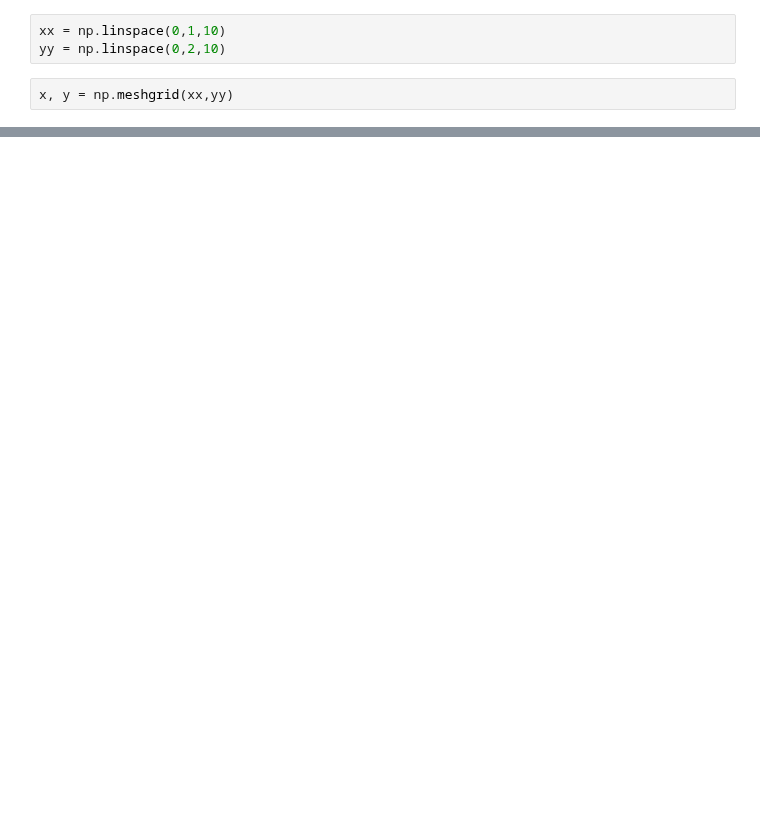
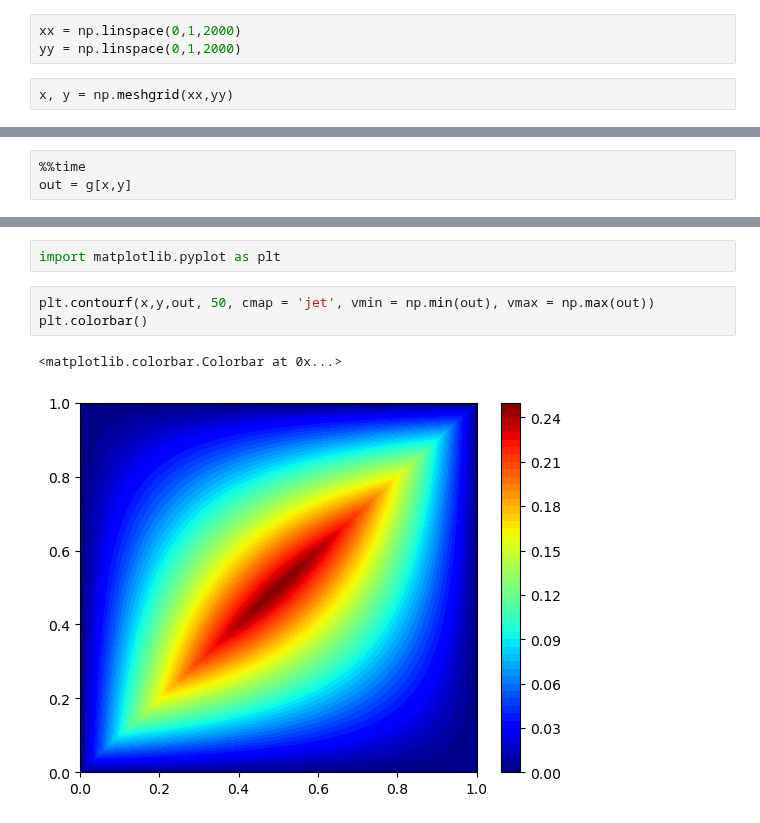
Before and after one commit to hsharsh/chebgreen, a Jupyter notebook: main/chebpy2.ipynb, the cells around one changed output, grey strips where cells are left out. Drawn from its saved outputs; the diff is of its cells as text; blank space fills up the shorter version.

```diff
--- a/main/chebpy2.ipynb
+++ b/main/chebpy2.ipynb
@@ -35,5 +22,5 @@ s.plot()
 # %%
-xx = np.linspace(0,1,10)
-yy = np.linspace(0,2,10)
+xx = np.linspace(0,1,2000)
+yy = np.linspace(0,1,2000)
 # %%
 x, y = np.meshgrid(xx,yy)
@@ -41,0 +27,3 @@ C, D, R = g.cdr
+# %%
+%%time
+out = g[x,y]
@@ -41,0 +33,8 @@ C, D, R = g.cdr
+# %%
+import matplotlib.pyplot as plt
+# %%
+plt.contourf(x,y,out, 50, cmap = 'jet', vmin = np.min(out), vmax = np.max(out))
+plt.colorbar()
+# %% [output]
+<matplotlib.colorbar.Colorbar at 0x...>
+[figure, added]
```
Also changed, not shown: parts of 6 cells of this notebook, 1 other file.
